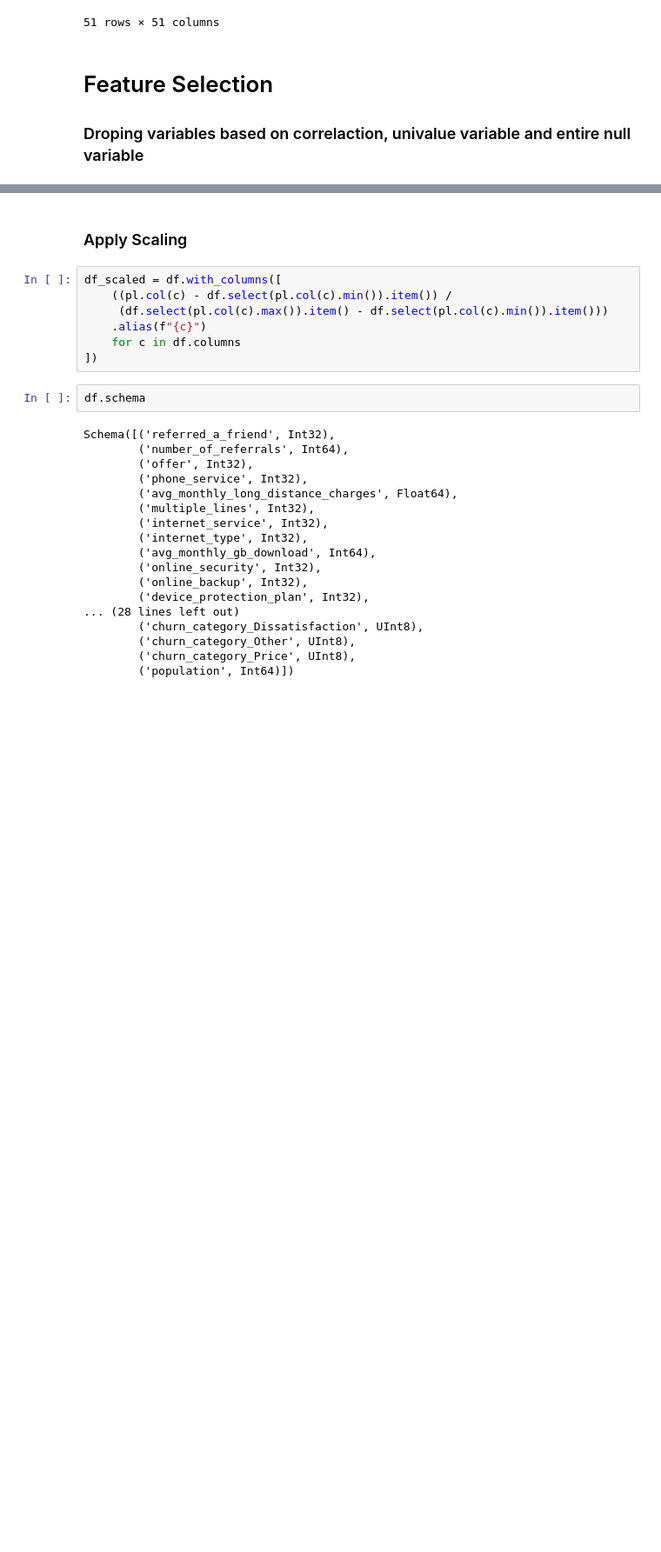
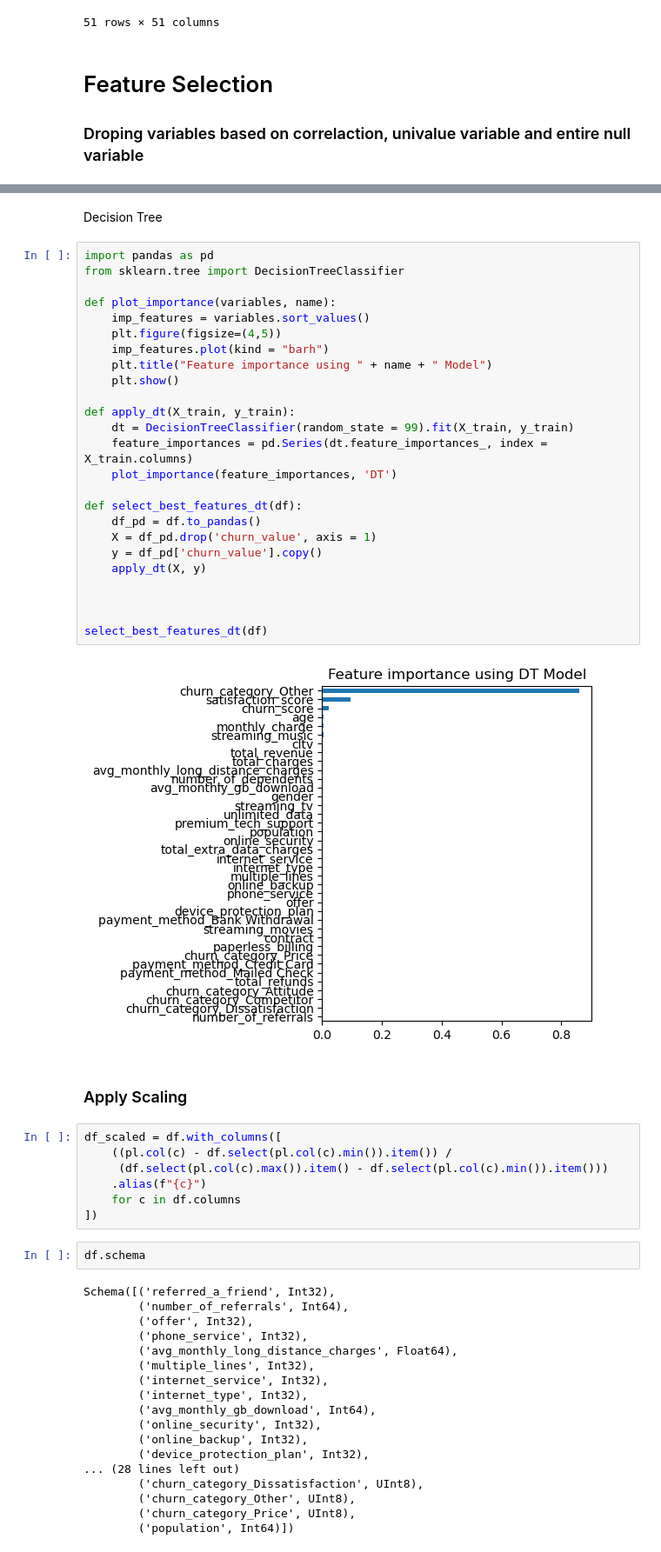
Before and after one commit to dalmeida64/NOVAIMS_EDSB25_30, a Jupyter notebook: src/EDA/eda_merge_files.ipynb, the cells around one changed output, grey strips where cells are left out. Shown at 87% size. Saved outputs shown, nothing was run; the diff lists cells and outputs as text; blank space fills up the shorter version.

Commit message:
Feature Selection

```diff
--- a/src/EDA/eda_merge_files.ipynb
+++ b/src/EDA/eda_merge_files.ipynb
@@ -786,3 +822,32 @@ shape: (7_043, 44)
+# %% [markdown]
+Decision Tree
+# %%
+import pandas as pd
+from sklearn.tree import DecisionTreeClassifier
+
+def plot_importance(variables, name):
+    imp_features = variables.sort_values()
+    plt.figure(figsize=(4,5))
+    imp_features.plot(kind = "barh")
+    plt.title("Feature importance using " + name + " Model")
+    plt.show()
+
+def apply_dt(X_train, y_train):
+    dt = DecisionTreeClassifier(random_state = 99).fit(X_train, y_train)
+    feature_importances = pd.Series(dt.feature_importances_, index = X_train.columns)
+    plot_importance(feature_importances, 'DT')
+
+def select_best_features_dt(df):
+    df_pd = df.to_pandas()
+    X = df_pd.drop('churn_value', axis = 1)
+    y = df_pd['churn_value'].copy()
+    apply_dt(X, y)
+
+
+
+select_best_features_dt(df)
+# %% [output]
+[figure, added]
 # %% [markdown]
 ### Apply Scaling
 # %%
```
Also changed, not shown: parts of 7 cells of this notebook.
